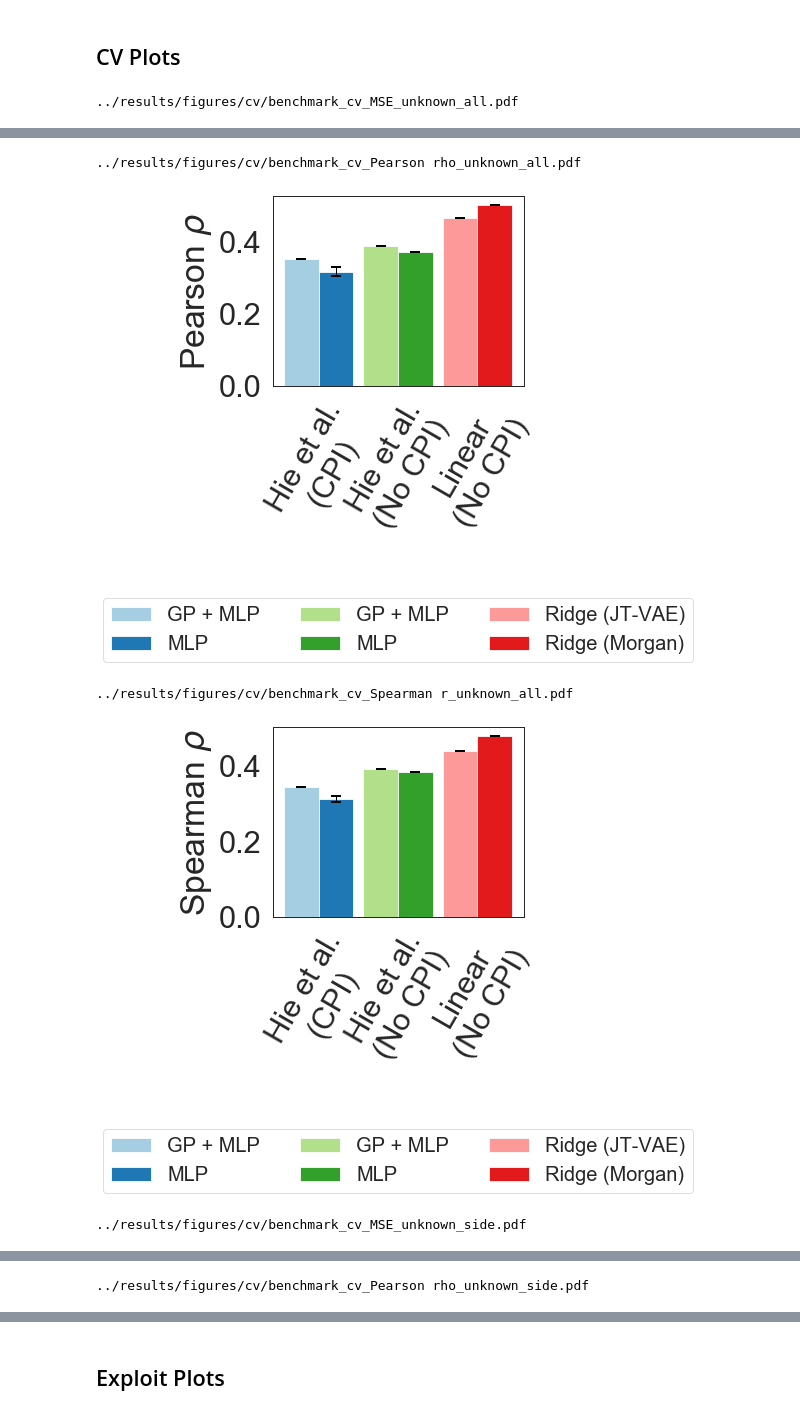
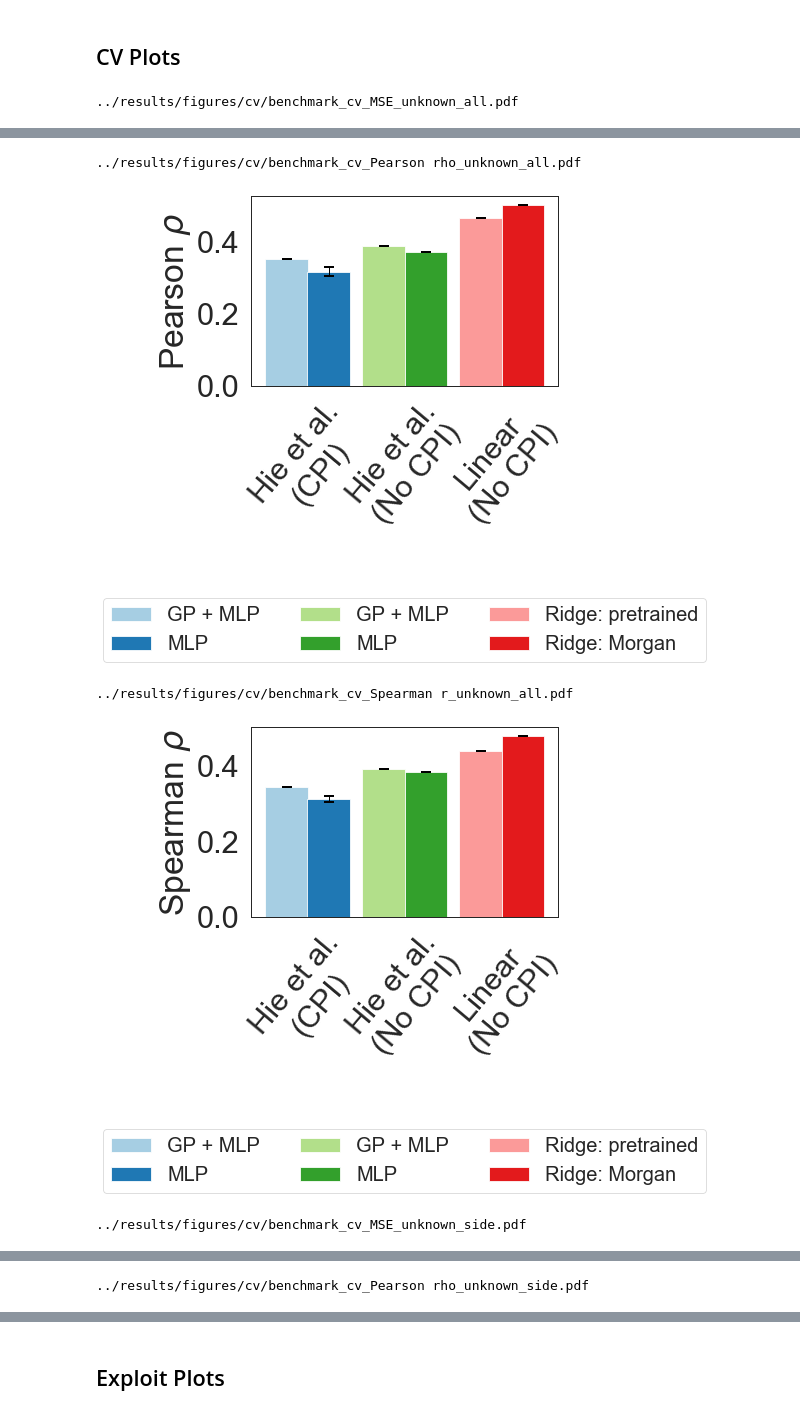
Before and after one commit to samgoldman97/kinase-cpi-reanalysis, a Jupyter notebook: notebook/make_figs.ipynb, the cells around one changed output, grey strips where cells are left out. Saved outputs shown, nothing was run; the diff lists cells and outputs as text; code cells hidden in the pictures.

```diff
--- a/notebook/make_figs.ipynb
+++ b/notebook/make_figs.ipynb
@@ -108,14 +108,14 @@ models = [
 method_name_map = {
     "mlper1": "MLP",
     "hybrid" : "GP + MLP",
-    "ridgesplit" : "Ridge (JT-VAE)",
-    "ridgesplit_morgan" : "Ridge (Morgan)",
+    "ridgesplit" : "Ridge: pretrained",
+    "ridgesplit_morgan" : "Ridge: Morgan",
     "hybridsplit" : "GP + MLP",
     "mlper1split" : "MLP",
 }
 
 panel_height = 3.5
-panel_width = 4.5
+panel_width = 5.5
 
 orig_models = ["hybrid", "mlper1"]
 no_cpi = ["hybridsplit", "mlper1split"]
@@ -197,7 +197,7 @@ for quadrant in quadrants[1:]:
             plt.ylim([ 0.0, 0.8 ])
         if metric == 'MSE' and quadrant != 'unknown_all':
             plt.ylim([ -0.01e7, 3e7 ])
-        plt.xticks(ticks, labels=labels, rotation=60, horizontalalignment="center")
+        plt.xticks(ticks, labels=labels, rotation=50, horizontalalignment="center")
         plt.ylabel(metric_map.get(metric, metric))
 
         handles = []
@@ -207,6 +207,10 @@ for quadrant in quadrants[1:]:
         plt.legend(handles=bars, ncol=int(len(full_list) / 2),# + 1),
                bbox_to_anchor = (0.5, -1.5),loc="lower center", )
 
+        # Right legend
+#         plt.legend(handles=bars, ncol=1,#int(len(full_list) / 2),# + 1),
+#                bbox_to_anchor = (1.5, 0.5),loc="center", )
+
         save_name = os.path.join(out_dir, f'benchmark_cv_{metric}_{quadrant}.pdf')
         plt.savefig(save_name, bbox_inches="tight")
         print(save_name)
@@ -218,5 +222,5 @@ for quadrant in quadrants[1:]:
 ../results/figures/cv/benchmark_cv_Pearson rho_unknown_all.pdf
-[figure, old version]
+[figure, new version]
 ../results/figures/cv/benchmark_cv_Spearman r_unknown_all.pdf
-[figure, old version]
+[figure, new version]
 ../results/figures/cv/benchmark_cv_MSE_unknown_side.pdf
```
Also changed, not shown: parts of 3 cells of this notebook, 7 other files.
